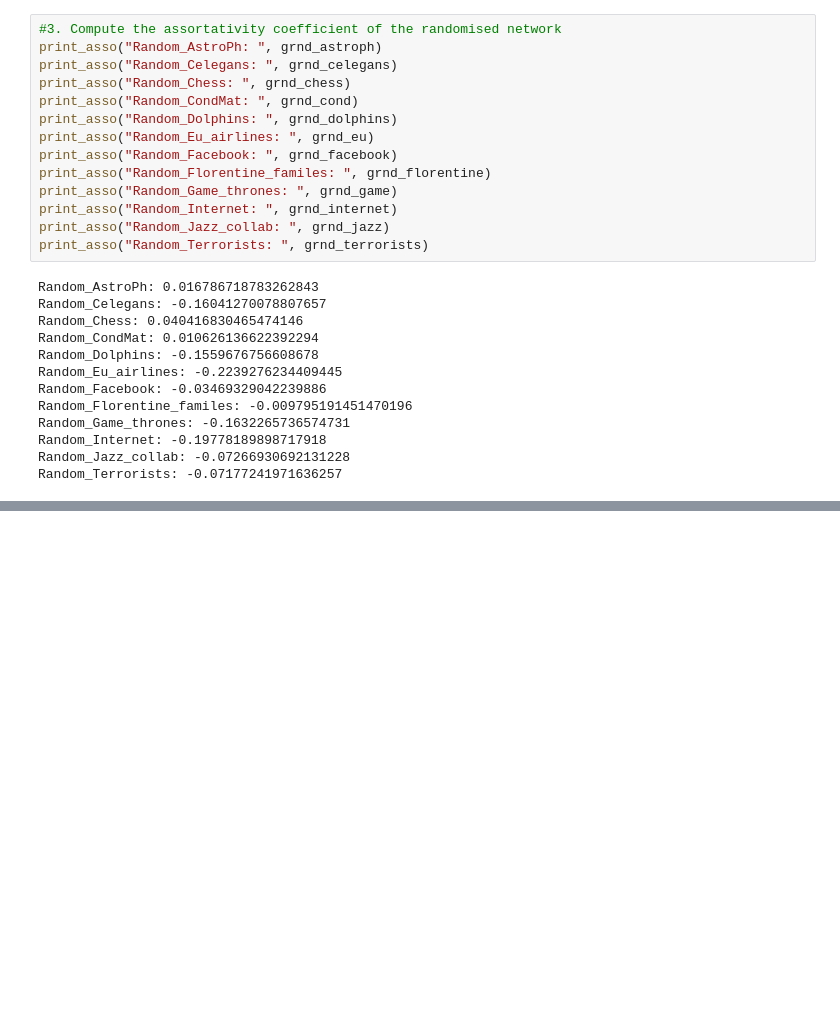
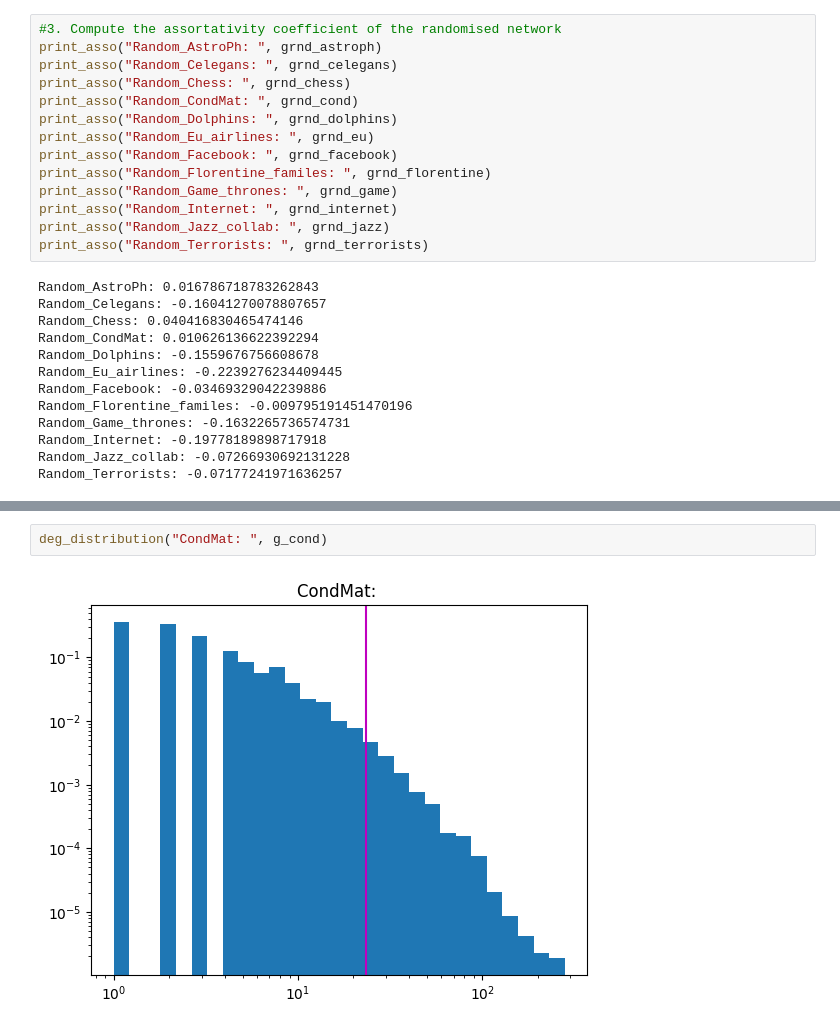
Before and after one commit to huyim/Netsci, a Jupyter notebook: Assi2/Hu_Yiming_EX2.ipynb, the cells around one changed output, grey strips where cells are left out. Cells and saved outputs as stored; diff of their text form; blank space fills up the shorter version.

```diff
--- a/Assi2/Hu_Yiming_EX2.ipynb
+++ b/Assi2/Hu_Yiming_EX2.ipynb
@@ -175,0 +216,4 @@ Random_Terrorists: -0.07177241971636257
+# %%
+deg_distribution("CondMat: ", g_cond)
+# %% [output]
+[figure, added]
```
Also changed, not shown: parts of 14 cells of this notebook.
